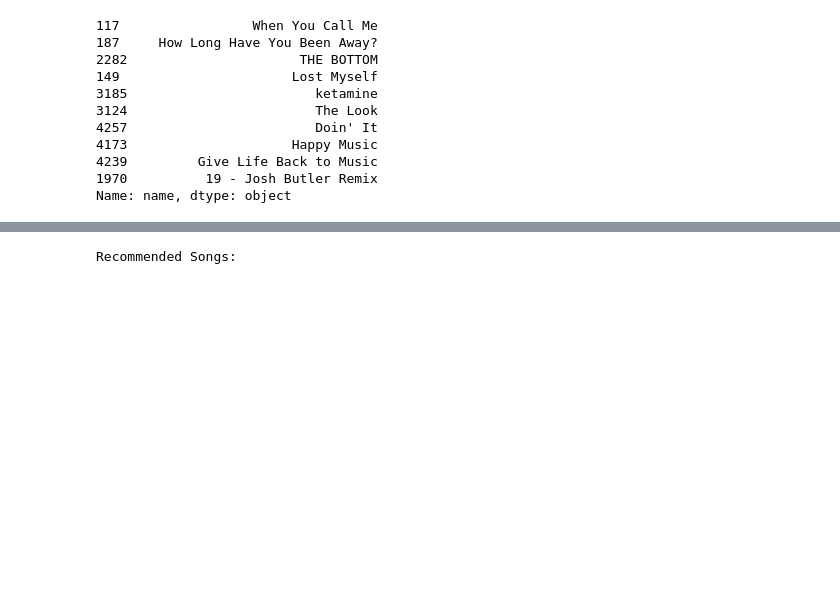
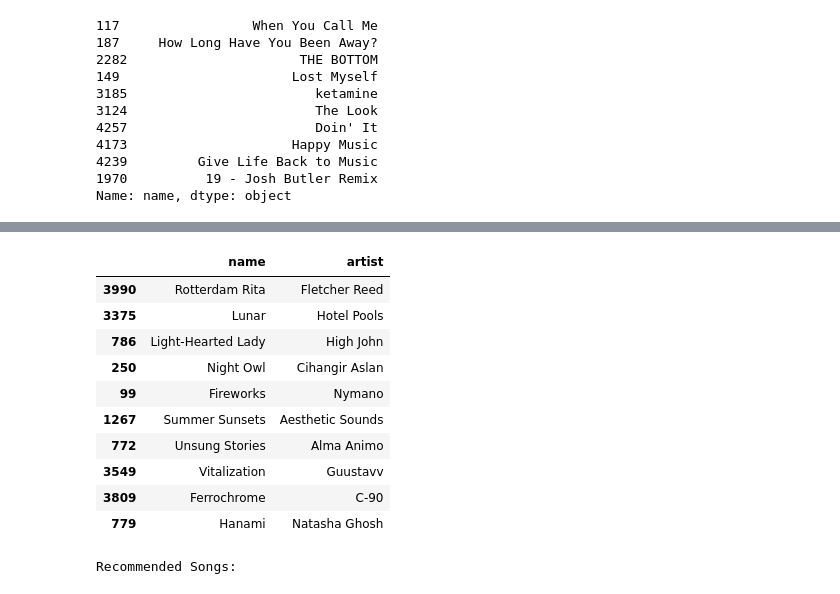
Before and after one commit to Pharoah0/Spotify-Playlist-Analysis-w-Recommendation, a Jupyter notebook: analyzing_playlists.ipynb, the cells around one changed output, grey strips where cells are left out. Cells and saved outputs as stored; diff of their text form; code cells hidden in the pictures; blank space fills up the shorter version.

```diff
--- a/analyzing_playlists.ipynb
+++ b/analyzing_playlists.ipynb
@@ -690,3 +708,17 @@ recommender.get_recommendations('Purple Night', 10)
+# %%
+recommender.get_recommendations('Green Lights', 10)
+# %% [output]
+|  | name | artist |
+| 3990 | Rotterdam Rita | Fletcher Reed |
+| 3375 | Lunar | Hotel Pools |
+| 786 | Light-Hearted Lady | High John |
+| 250 | Night Owl | Cihangir Aslan |
+| 99 | Fireworks | Nymano |
+| 1267 | Summer Sunsets | Aesthetic Sounds |
+| 772 | Unsung Stories | Alma Animo |
+| 3549 | Vitalization | Guustavv |
+| 3809 | Ferrochrome | C-90 |
+| 779 | Hanami | Natasha Ghosh |
 # %%
 generate_recommendation('Don\'t Give Up',cosine)
 # %% [output]
```
Also changed, not shown: parts of 22 cells of this notebook.
